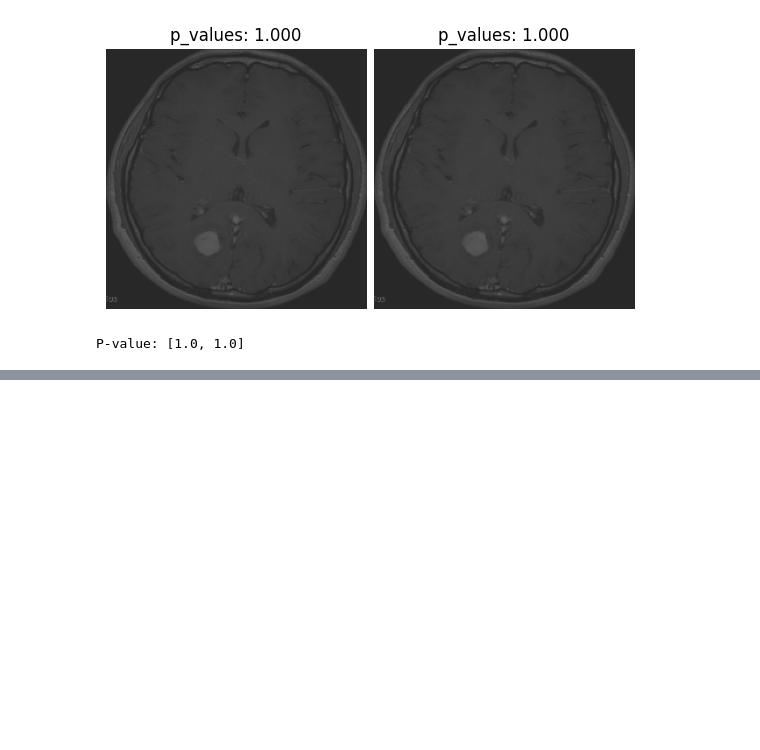
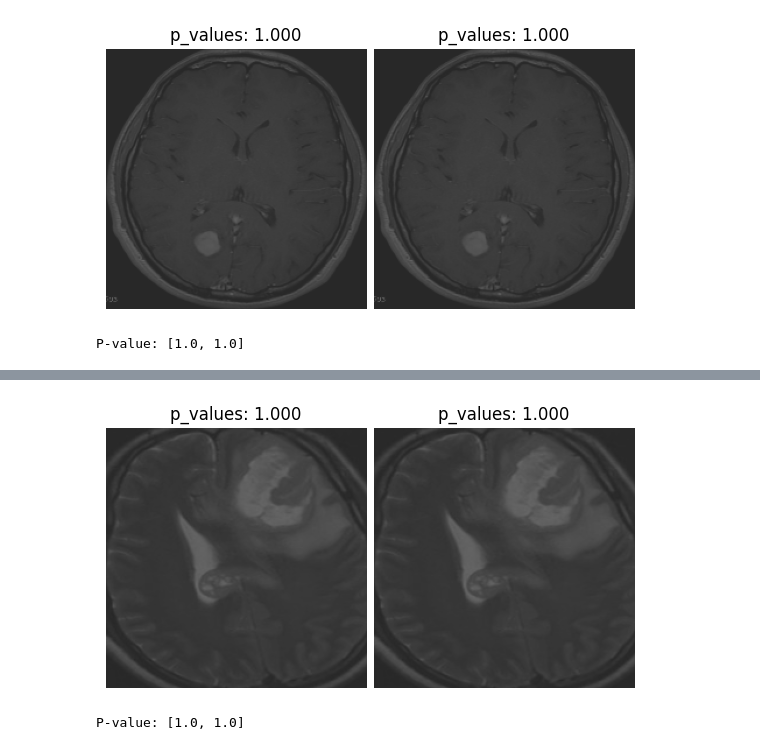
Before and after one commit to HanyuPei22/DNN-inference-on-Tumor-data, a Jupyter notebook: Tumor_CNN.ipynb, the cells around one changed output, grey strips where cells are left out. Cells and saved outputs as stored; diff of their text form; code cells hidden in the pictures; blank space fills up the shorter version.

```diff
--- a/Tumor_CNN.ipynb
+++ b/Tumor_CNN.ipynb
@@ -308,3 +306,9 @@ print('P-value: %s'%P_value)
 # %% [output]
 [figure]
 P-value: [1.0, 1.0]
+# %%
+from dnn_inference.sig_test import split_test
+## testing based on learning models
+inf_feats = [[np.arange(0,112),np.arange(0,112)],[np.arange(0,112),np.arange(113,224)]]
+cue = split_test(inf_feats=inf_feats, model_null = model_null, model_alter=model_alter, eva_metric='zero-one')
+P_value = cue.testing(X, y, fit_params, test_params, tune_params)
@@ -310,0 +341,6 @@ P-value: [1.0, 1.0]
+# %%
+cue.visual(X,y)
+print('P-value: %s'%P_value)
+# %% [output]
+[figure, added]
+P-value: [1.0, 1.0]
```
Also changed, not shown: parts of 4 cells of this notebook.
